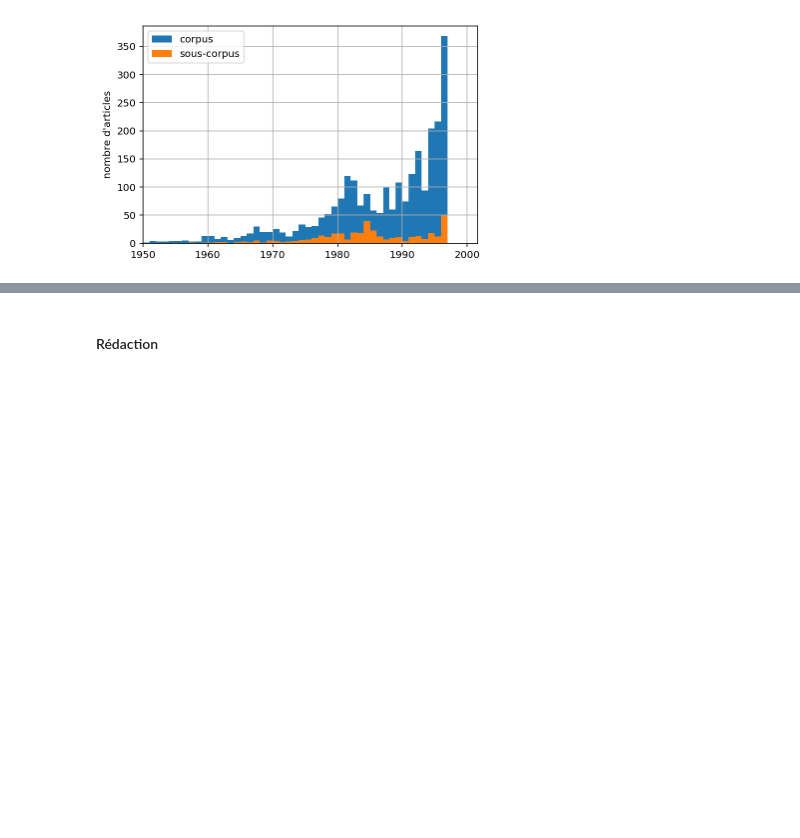
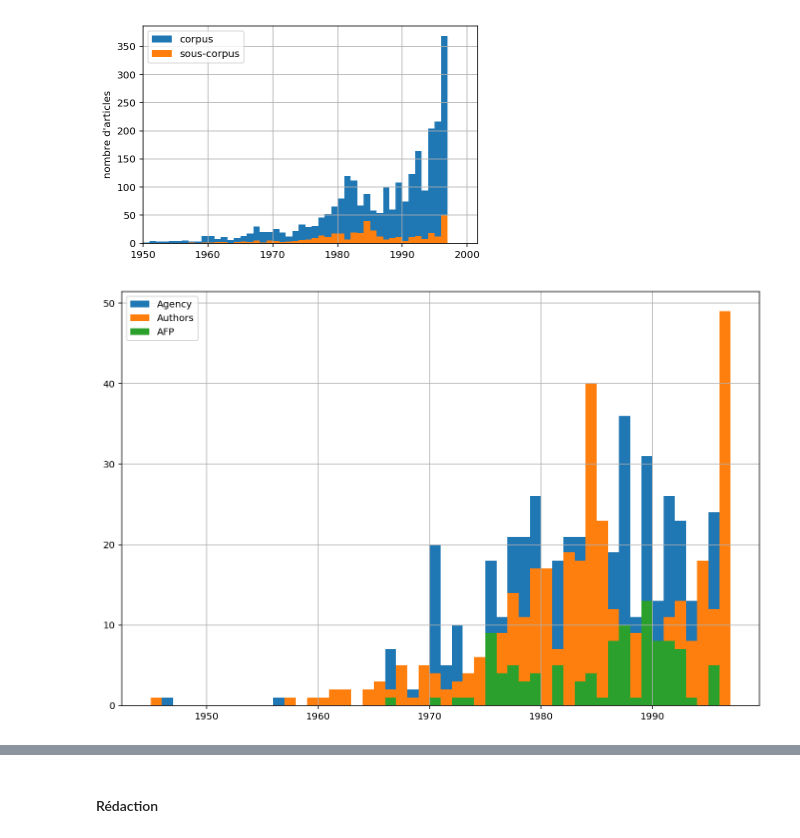
Before and after one commit to RomainMendez/Digital-Humanities-Project, a Jupyter notebook: src/author_analysis.ipynb, the cells around one changed output, grey strips where cells are left out. Drawn from its saved outputs; the diff is of its cells as text; code cells hidden in the pictures; blank space fills up the shorter version.

```diff
--- a/src/author_analysis.ipynb
+++ b/src/author_analysis.ipynb
@@ -247,6 +293,14 @@ plt.savefig("../rapport/methodology/author_attributed.png", dpi=200)
 1772
 2670
 [figure]
+# %%
+year_hist(articles[agency_indexes & banking_indexes]);
+year_hist(articles[attributed_indexes & banking_indexes]);
+year_hist(articles[afp_indexes & banking_indexes]);
+
+plt.legend(["Agency", "Authors", "AFP"]);
+# %% [output]
+[figure, added]
 # %%
 full_name.value_counts()
 # %% [output]
```
Also changed, not shown: parts of 13 cells of this notebook, 1 other file.
